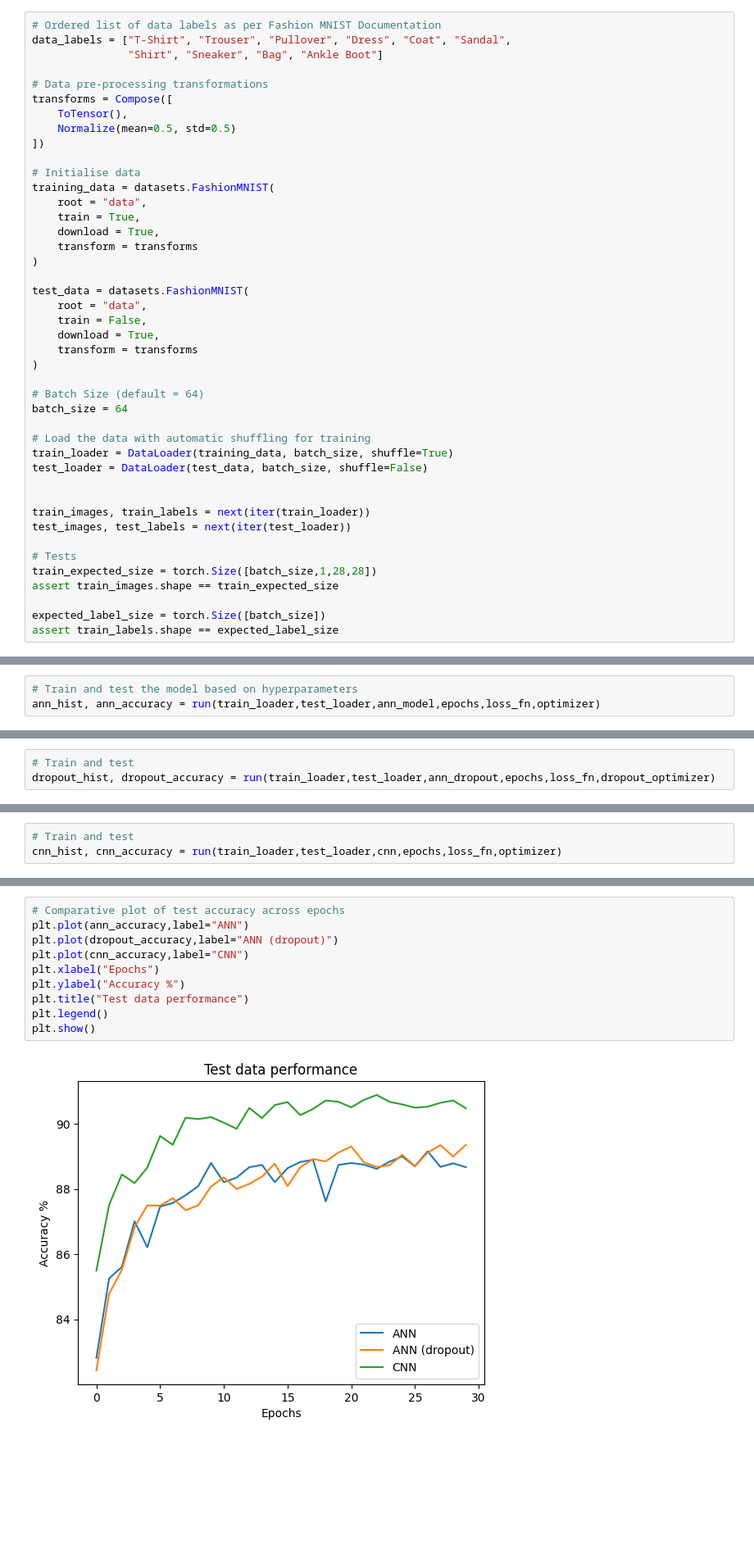
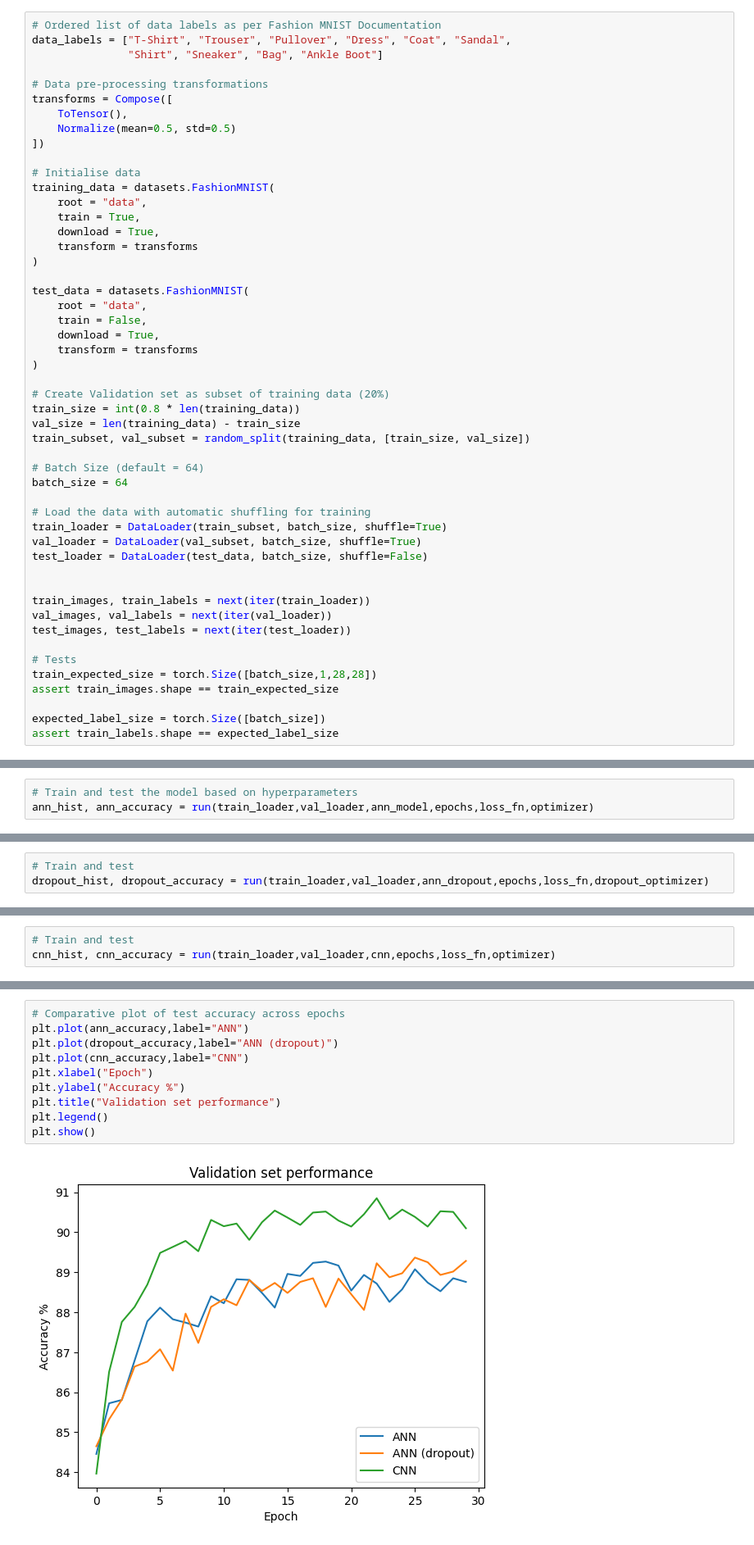
Before and after one commit to amjvl-git/csip-5103-coursework-2025-miloshkii, a Jupyter notebook: P2963116/P2963116_MylesWheatley.ipynb, the cells around one changed output, grey strips where cells are left out. Shown at 82% size. Cells and saved outputs as stored; diff of their text form; blank space fills up the shorter version.

```diff
--- a/P2963116/P2963116_MylesWheatley.ipynb
+++ b/P2963116/P2963116_MylesWheatley.ipynb
@@ -60,15 +60,22 @@ test_data = datasets.FashionMNIST(
     transform = transforms
 )
 
+# Create Validation set as subset of training data (20%)
+train_size = int(0.8 * len(training_data))
+val_size = len(training_data) - train_size
+train_subset, val_subset = random_split(training_data, [train_size, val_size])
+
 # Batch Size (default = 64)
 batch_size = 64
 
 # Load the data with automatic shuffling for training
-train_loader = DataLoader(training_data, batch_size, shuffle=True)
+train_loader = DataLoader(train_subset, batch_size, shuffle=True)
+val_loader = DataLoader(val_subset, batch_size, shuffle=True)
 test_loader = DataLoader(test_data, batch_size, shuffle=False)
 
 
 train_images, train_labels = next(iter(train_loader))
+val_images, val_labels = next(iter(val_loader))
 test_images, test_labels = next(iter(test_loader))
 
 # Tests
@@ -345,6 +352,6 @@ MultilayerPerceptron(
 )
 # %%
 # Train and test the model based on hyperparameters
-ann_hist, ann_accuracy = run(train_loader,test_loader,ann_model,epochs,loss_fn,optimizer)
+ann_hist, ann_accuracy = run(train_loader,val_loader,ann_model,epochs,loss_fn,optimizer)
 # %% [output]
 Epoch 1/30
@@ -404,6 +411,6 @@ MultilayerPerceptron(
 )
 # %%
 # Train and test
-dropout_hist, dropout_accuracy = run(train_loader,test_loader,ann_dropout,epochs,loss_fn,dropout_optimizer)
+dropout_hist, dropout_accuracy = run(train_loader,val_loader,ann_dropout,epochs,loss_fn,dropout_optimizer)
 # %% [output]
 Epoch 1/30
@@ -465,6 +472,6 @@ CNNNetwork(
 )
 # %%
 # Train and test
-cnn_hist, cnn_accuracy = run(train_loader,test_loader,cnn,epochs,loss_fn,optimizer)
+cnn_hist, cnn_accuracy = run(train_loader,val_loader,cnn,epochs,loss_fn,optimizer)
 # %% [output]
 Epoch 1/30
@@ -502,12 +509,12 @@ ConfMatDisplay(test_loader,cnn)
 # %%
 # Comparative plot of test accuracy across epochs
 plt.plot(ann_accuracy,label="ANN")
 plt.plot(dropout_accuracy,label="ANN (dropout)")
 plt.plot(cnn_accuracy,label="CNN")
-plt.xlabel("Epochs")
+plt.xlabel("Epoch")
 plt.ylabel("Accuracy %")
-plt.title("Test data performance")
+plt.title("Validation set performance")
 plt.legend()
 plt.show()
 # %% [output]
-[figure, old version]
+[figure, new version]
```
Also changed, not shown: parts of 13 cells of this notebook.
